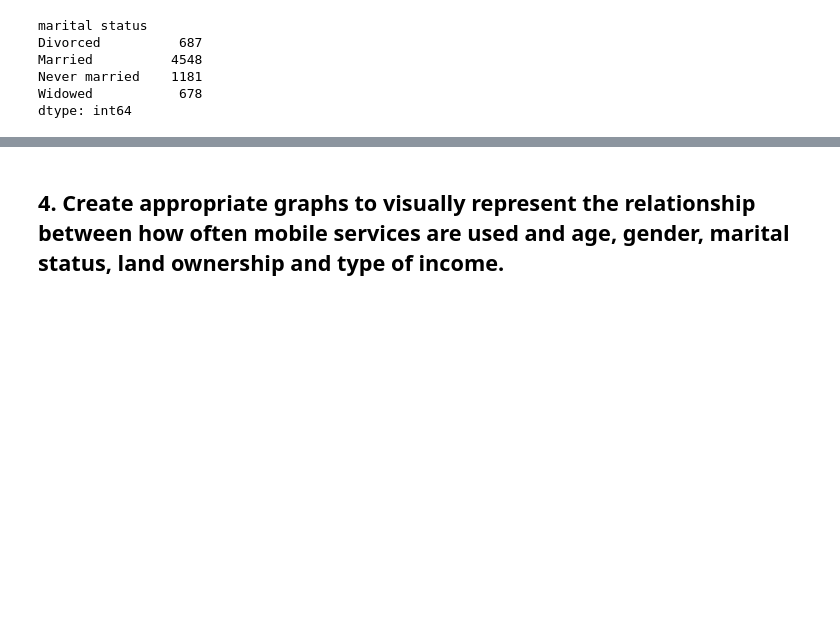
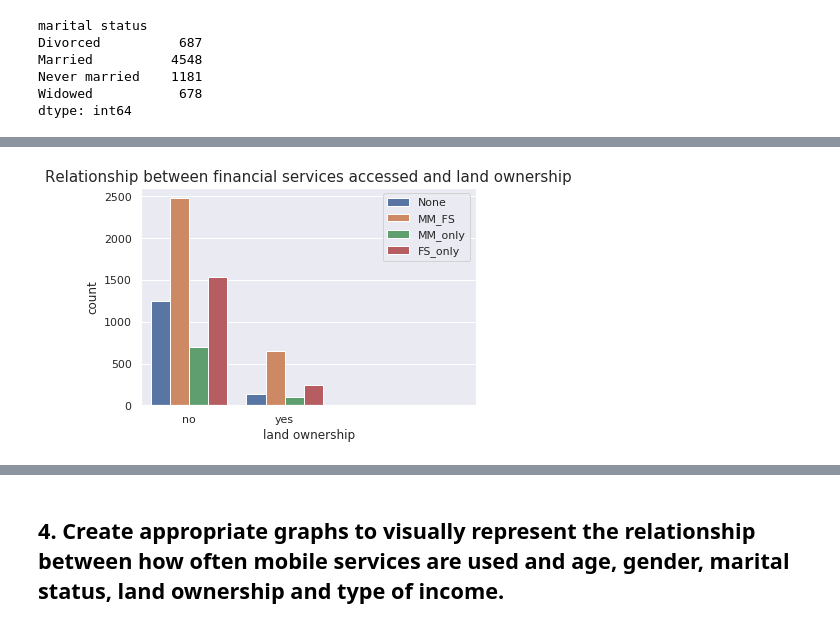
Before and after one commit to pulengmoru/data_visualization, a Jupyter notebook: mobile_money/mobile_money.ipynb, the cells around one changed output, grey strips where cells are left out. Cells and saved outputs as stored; diff of their text form; code cells hidden in the pictures; blank space fills up the shorter version.

```diff
--- a/mobile_money/mobile_money.ipynb
+++ b/mobile_money/mobile_money.ipynb
@@ -167,6 +183,8 @@ cash_outlet.groupby(by='land ownership').size()
 # %%
 sns.countplot(x = 'land ownership', hue = 'mobile_money_classification',data = cash_outlet)
 plt.legend(loc = 'best')
 plt.title("Relationship between financial services accessed and land ownership", fontsize=15)
-plt.xticks(np.arange(4), ['None', 'FS_only', 'MM_only', 'MM_FS'])
+plt.xticks(np.arange(4), ['no', 'yes'])
 plt.show()
+# %% [output]
+[figure, added]
```
Also changed, not shown: parts of 17 cells of this notebook, 1 other file.
